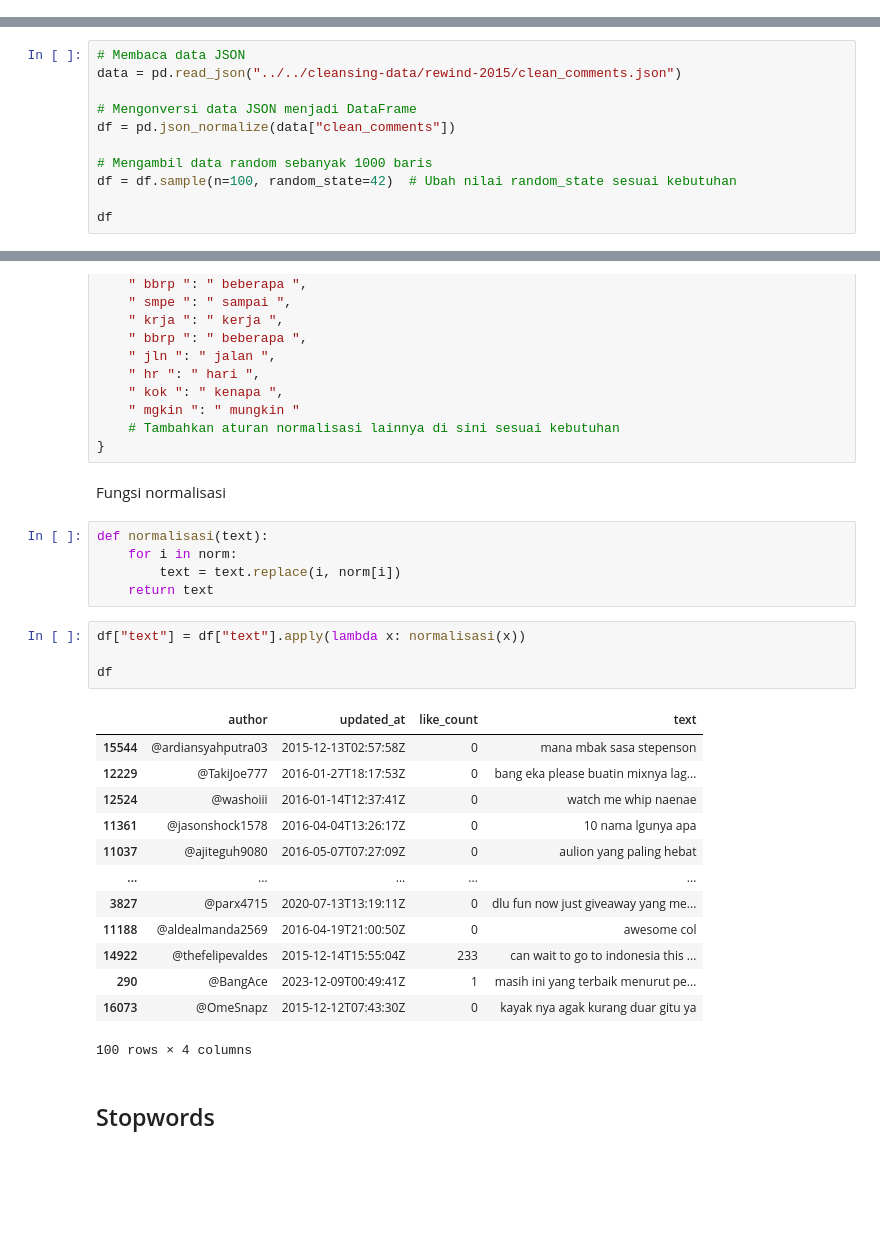
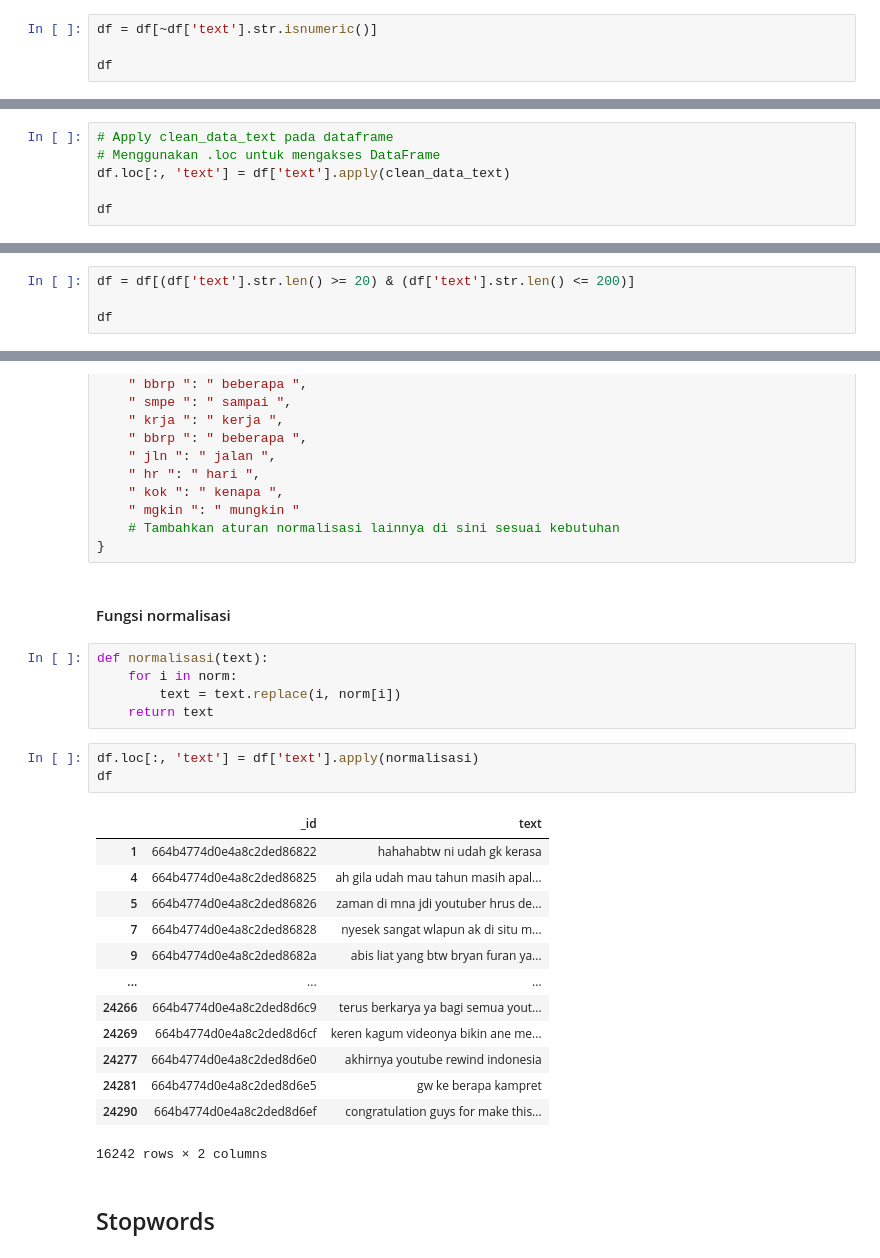
Before and after one commit to ekaputra04/youtube-rewind-indonesia-sentiment-analysis, a Jupyter notebook: preprocessing-data/rewind-2015/app.ipynb, the cells around one changed output, grey strips where cells are left out. Drawn from its saved outputs; the diff is of its cells as text; blank space fills up the shorter version.

Commit message:
fix: cleansing and preprocessing [2015 done]

```diff
--- a/preprocessing-data/rewind-2015/app.ipynb
+++ b/preprocessing-data/rewind-2015/app.ipynb
@@ -2,0 +87,4 @@
+# %%
+df = df[~df['text'].str.isnumeric()]
+
+df
@@ -2,0 +132,6 @@
+# %%
+# Apply clean_data_text pada dataframe
+# Menggunakan .loc untuk mengakses DataFrame
+df.loc[:, 'text'] = df['text'].apply(clean_data_text)
+
+df
@@ -2,0 +154,4 @@
+# %%
+df = df[(df['text'].str.len() >= 20) & (df['text'].str.len() <= 200)]
+
+df
@@ -13,11 +173,0 @@ import json
-# %%
-# Membaca data JSON
-data = pd.read_json("../../cleansing-data/rewind-2015/clean_comments.json")
-
-# Mengonversi data JSON menjadi DataFrame
-df = pd.json_normalize(data["clean_comments"])
-
-# Mengambil data random sebanyak 1000 baris
-df = df.sample(n=100, random_state=42)  # Ubah nilai random_state sesuai kebutuhan
-
-df
@@ -129,31 +265,30 @@ norm = {
     " mgkin ": " mungkin "
     # Tambahkan aturan normalisasi lainnya di sini sesuai kebutuhan
 }
-# %% [markdown]
-Fungsi normalisasi
+# %% [markdown]
+#### Fungsi normalisasi
 # %%
 def normalisasi(text):
     for i in norm:
         text = text.replace(i, norm[i])
     return text
 # %%
-df["text"] = df["text"].apply(lambda x: normalisasi(x))
-
+df.loc[:, 'text'] = df['text'].apply(normalisasi)
 df
 # %% [output]
-|  | author | updated_at | like_count | text |
-| 15544 | @ardiansyahputra03 | 2015-12-13T02:57:58Z | 0 | mana mbak sasa stepenson |
-| 12229 | @TakiJoe777 | 2016-01-27T18:17:53Z | 0 | bang eka please buatin mixnya lag... |
-| 12524 | @washoiii | 2016-01-14T12:37:41Z | 0 | watch me whip naenae |
-| 11361 | @jasonshock1578 | 2016-04-04T13:26:17Z | 0 | 10 nama lgunya apa |
-| 11037 | @ajiteguh9080 | 2016-05-07T07:27:09Z | 0 | aulion yang paling hebat |
-| ... | ... | ... | ... | ... |
-| 3827 | @parx4715 | 2020-07-13T13:19:11Z | 0 | dlu fun now just giveaway yang me... |
-| 11188 | @aldealmanda2569 | 2016-04-19T21:00:50Z | 0 | awesome col |
-| 14922 | @thefelipevaldes | 2015-12-14T15:55:04Z | 233 | can wait to go to indonesia this ... |
-| 290 | @BangAce | 2023-12-09T00:49:41Z | 1 | masih ini yang terbaik menurut pe... |
-| 16073 | @OmeSnapz | 2015-12-12T07:43:30Z | 0 | kayak nya agak kurang duar gitu ya |
+|  | _id | text |
+| 1 | 664b4774d0e4a8c2ded86822 | hahahabtw ni udah gk kerasa |
+| 4 | 664b4774d0e4a8c2ded86825 | ah gila udah mau tahun masih apal... |
+| 5 | 664b4774d0e4a8c2ded86826 | zaman di mna jdi youtuber hrus de... |
+| 7 | 664b4774d0e4a8c2ded86828 | nyesek sangat wlapun ak di situ m... |
+| 9 | 664b4774d0e4a8c2ded8682a | abis liat yang btw bryan furan ya... |
+| ... | ... | ... |
+| 24266 | 664b4774d0e4a8c2ded8d6c9 | terus berkarya ya bagi semua yout... |
+| 24269 | 664b4774d0e4a8c2ded8d6cf | keren kagum videonya bikin ane me... |
+| 24277 | 664b4774d0e4a8c2ded8d6e0 | akhirnya youtube rewind indonesia |
+| 24281 | 664b4774d0e4a8c2ded8d6e5 | gw ke berapa kampret |
+| 24290 | 664b4774d0e4a8c2ded8d6ef | congratulation guys for make this... |
-100 rows × 4 columns
+16242 rows × 2 columns
 # %% [markdown]
 ## Stopwords
 # %%
```
Also changed, not shown: parts of 32 cells of this notebook, 1 other file.
